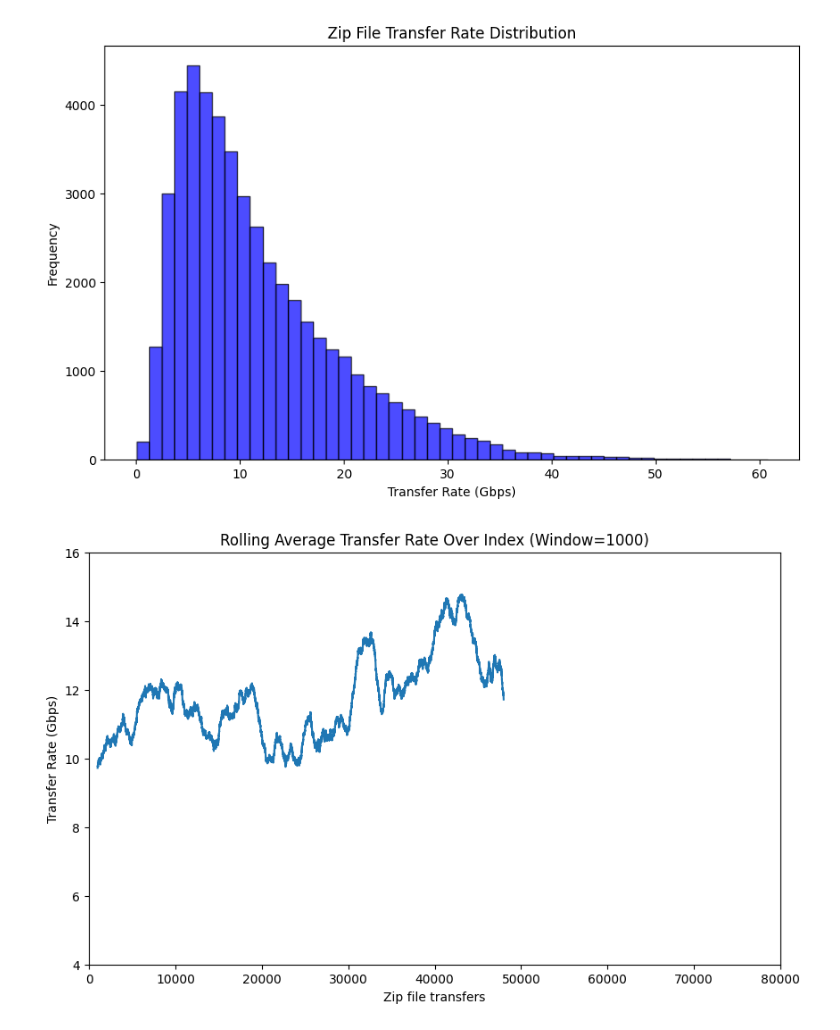
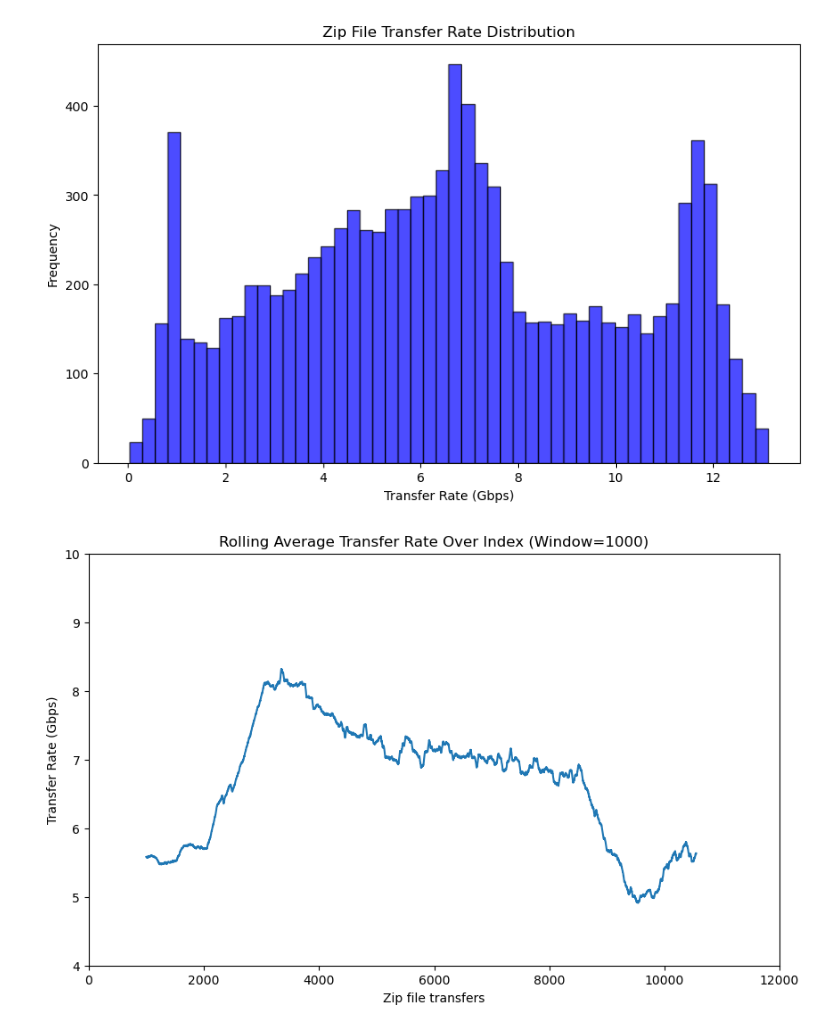
Before and after one commit to lsst-uk/csd3-echo-somerville, a Jupyter notebook: csd3-side/notebooks/transfer_speeds_from_log.ipynb, the cells around one changed output. Cells and saved outputs as stored; diff of their text form; code cells hidden in the pictures.

```diff
--- a/csd3-side/notebooks/transfer_speeds_from_log.ipynb
+++ b/csd3-side/notebooks/transfer_speeds_from_log.ipynb
@@ -2,7 +2,7 @@
 import pandas as pd
 import matplotlib.pyplot as plt
 # %%
-df = pd.read_csv('~/20250410_butler_full_20221201-lsst-backup.csv').drop(columns=['LOCAL_FOLDER', 'BUCKET_NAME', 'DESTINATION_KEY', 'CHECKSUM'])
+df = pd.read_csv('~/hscImports_example/butler_wide_20220930-data-hscImports-lsst-backup.csv').drop(columns=['LOCAL_FOLDER', 'BUCKET_NAME', 'DESTINATION_KEY', 'CHECKSUM'])
 df
 # %% [output]
 |  | LOCAL_PATH | FILE_SIZE | ZIP_CONTENTS | UPLOAD_TIME | UPLOAD_START | UPLOAD_END |
@@ -119,22 +147,22 @@ plt.ylabel('Frequency')
 # plt.grid(axis='y', linestyle='--', alpha=0.7)
 plt.show()
 # %% [output]
-[figure, old version]
+[figure, new version]
 # %%
 # Calculate the rolling average of the transfer rate over a window of 100
 rolling_avg = df[df['TYPE'] == 'zip']['TRANSFER_RATE'].rolling(window=1000).mean()
 
 # Plotting the rolling average transfer rate over the index
 plt.figure(figsize=(10, 6))
 plt.plot(rolling_avg)
 plt.title('Rolling Average Transfer Rate Over Index (Window=1000)')
-plt.xlim(0,80000)
-plt.ylim(4, 16)
+plt.xlim(0,12000)
+plt.ylim(4, 10)
 plt.xlabel('Zip file transfers')
 plt.ylabel('Transfer Rate (Gbps)')
 plt.show()
 # %% [output]
-[figure, old version]
+[figure, new version]
 # %%
 plt.figure(figsize=(10, 6))
 plt.hist(df[df['TYPE'] == 'zip']['FILES_PER_ZIP'], bins=50, color='blue', alpha=0.7, edgecolor='black')
```
Also changed, not shown: parts of 14 cells of this notebook.
